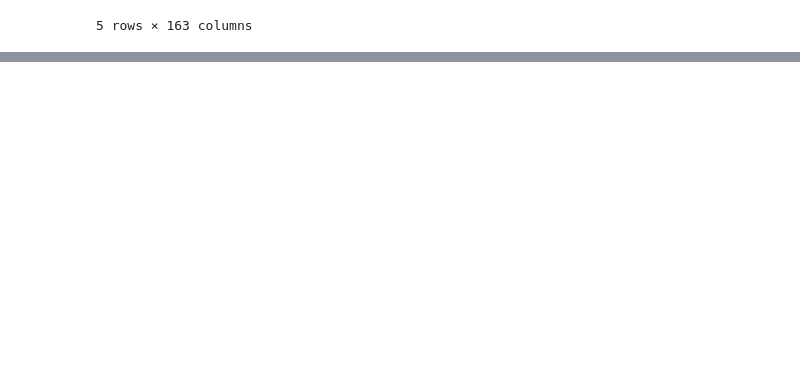
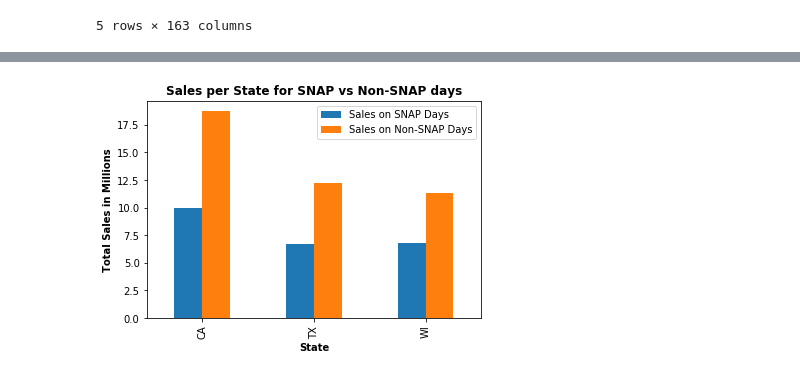
Before and after one commit to rka97/BigDataM5Project, a Jupyter notebook: code/data_exploration.ipynb, the cells around one changed output, grey strips where cells are left out. Drawn from its saved outputs; the diff is of its cells as text; code cells hidden in the pictures; blank space fills up the shorter version.

```diff
--- a/code/data_exploration.ipynb
+++ b/code/data_exploration.ipynb
@@ -1072,0 +1156,9 @@ Prices sorted descendingly by total revenue
+# %%
+state_snap = sales_snap.groupby(['state_id']).agg({"snap_sales":"sum", "non_snap_sales":"sum"}).apply(lambda x: x / 1000000).plot(kind='bar')
+plt.title("Sales per State for SNAP vs Non-SNAP days",fontweight = "bold")
+plt.xlabel("State",fontweight = "bold")
+plt.ylabel("Total Sales in Millions",fontweight = "bold")
+plt.legend(labels=['Sales on SNAP Days', 'Sales on Non-SNAP Days'])
+plt.savefig("Sales per State for SNAP vs Non-SNAP days.pdf", bbox_inches = 'tight')
+# %% [output]
+[figure, added]
```
Also changed, not shown: parts of 12 cells of this notebook, 5 other files.
